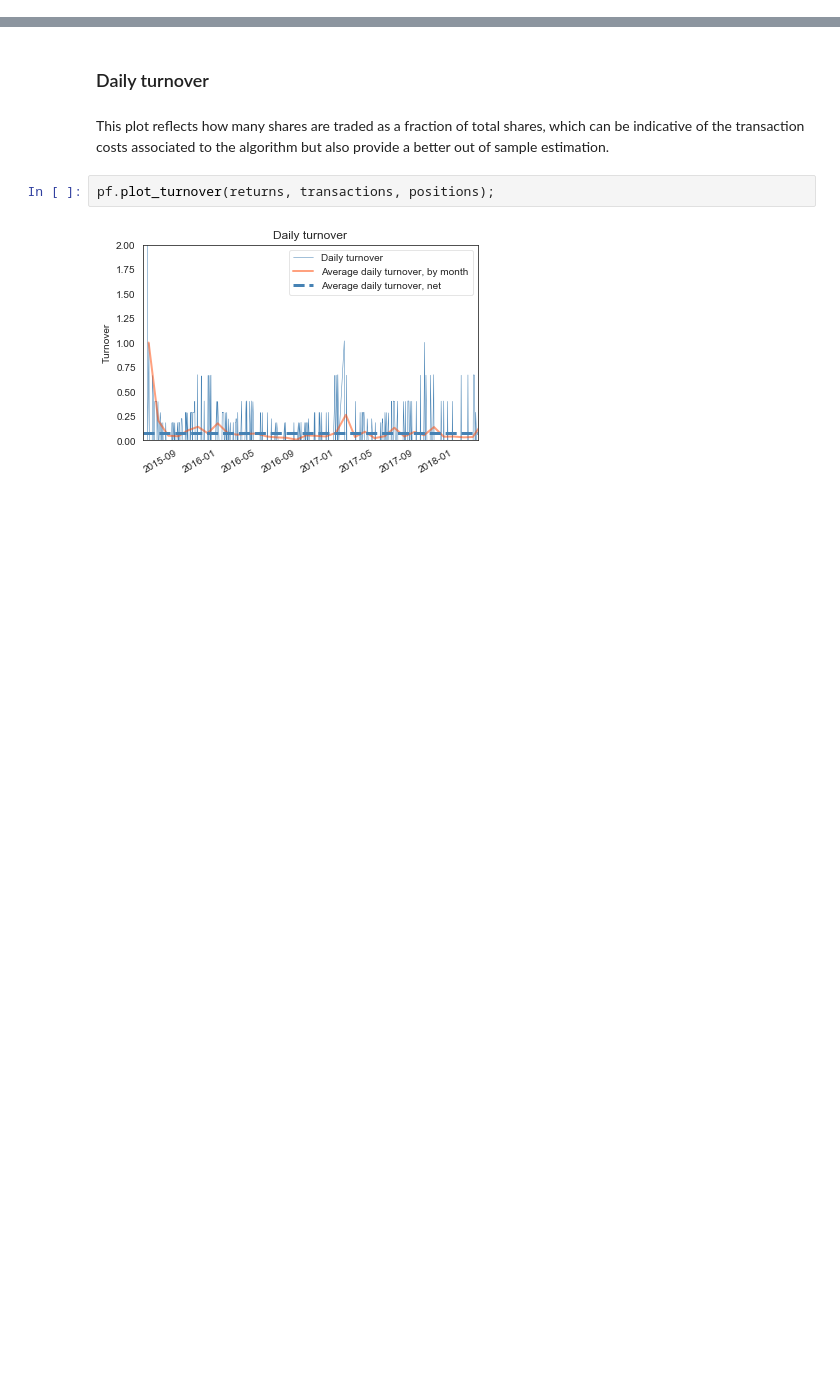
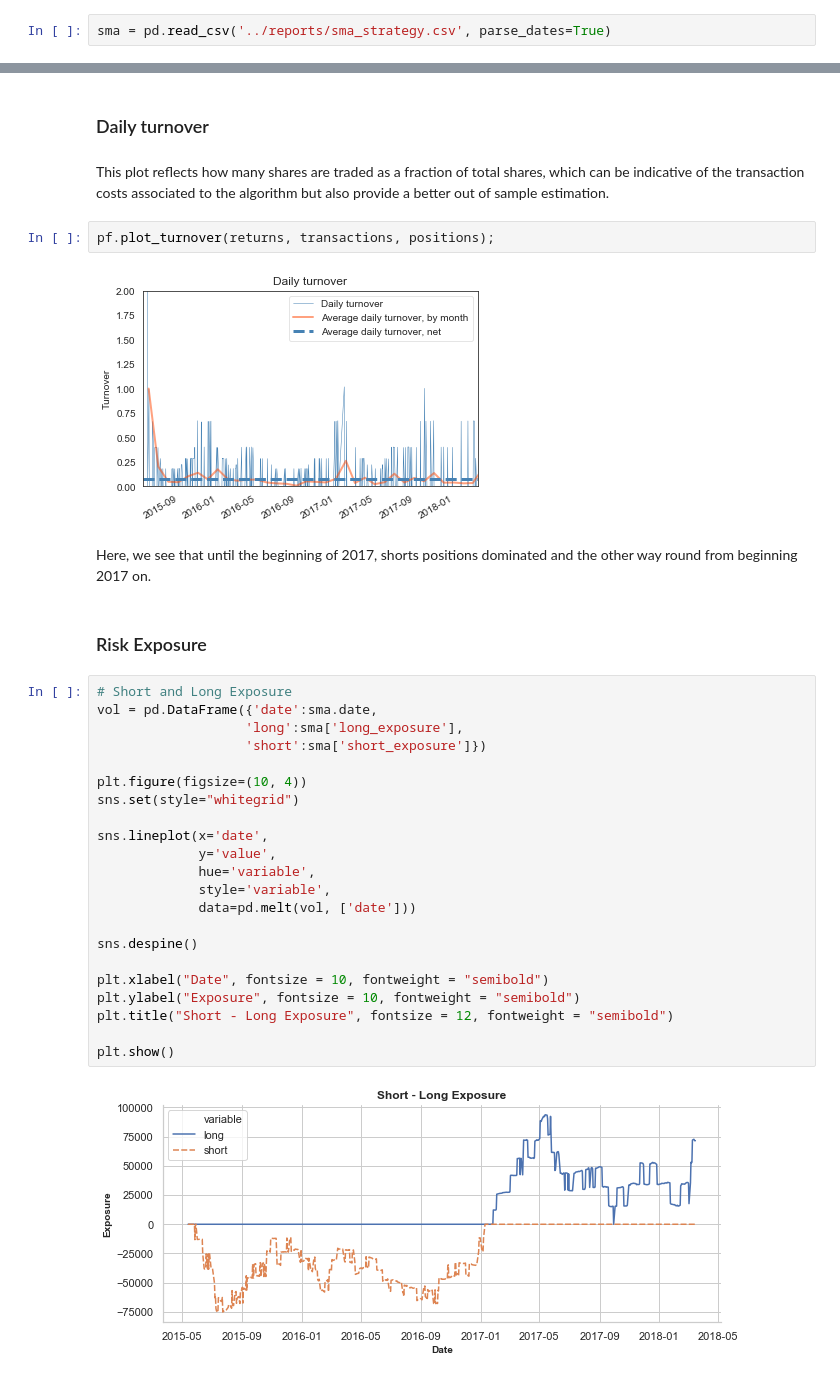
Before and after one commit to isabelpuche/ml_for_algo_trading, a Jupyter notebook: notebooks/02_ta_strategy.ipynb, the cells around one changed output, grey strips where cells are left out. Saved outputs shown, nothing was run; the diff lists cells and outputs as text; blank space fills up the shorter version.

```diff
--- a/notebooks/02_ta_strategy.ipynb
+++ b/notebooks/02_ta_strategy.ipynb
@@ -97,6 +97,8 @@ For an interactive plot with altair, please refer to <code>04_trading_viz.ipynb<
 sma = load('../strategies/models/sma_strategy.joblib')
 # %%
 sma = sma.to_csv('../reports/sma_strategy.csv')
+# %%
+sma = pd.read_csv('../reports/sma_strategy.csv', parse_dates=True)
 # %%
 import matplotlib
 matplotlib.use('Agg')
@@ -319,3 +321,31 @@ This plot reflects how many shares are traded as a fraction of total shares, whi
 pf.plot_turnover(returns, transactions, positions);
 # %% [output]
 [figure]
+# %% [markdown]
+Here, we see that until the beginning of 2017, shorts positions dominated and the other way round from beginning 2017 on.
+# %% [markdown]
+### Risk Exposure
+# %%
+# Short and Long Exposure
+vol = pd.DataFrame({'date':sma.date,
+                   'long':sma['long_exposure'],
+                   'short':sma['short_exposure']})
+
+plt.figure(figsize=(10, 4))
+sns.set(style="whitegrid")
+
+sns.lineplot(x='date',
+             y='value',
+             hue='variable',
+             style='variable',
+             data=pd.melt(vol, ['date']))
+
+sns.despine()
+
+plt.xlabel("Date", fontsize = 10, fontweight = "semibold")
+plt.ylabel("Exposure", fontsize = 10, fontweight = "semibold")
+plt.title("Short - Long Exposure", fontsize = 12, fontweight = "semibold")
+
+plt.show()
+# %% [output]
+[figure, added]
```
Also changed, not shown: parts of 3 cells of this notebook, 10 other files.
